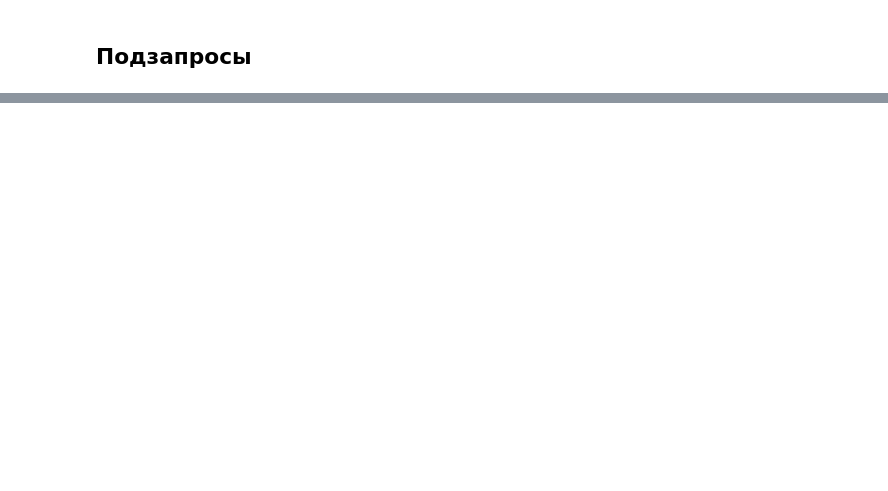
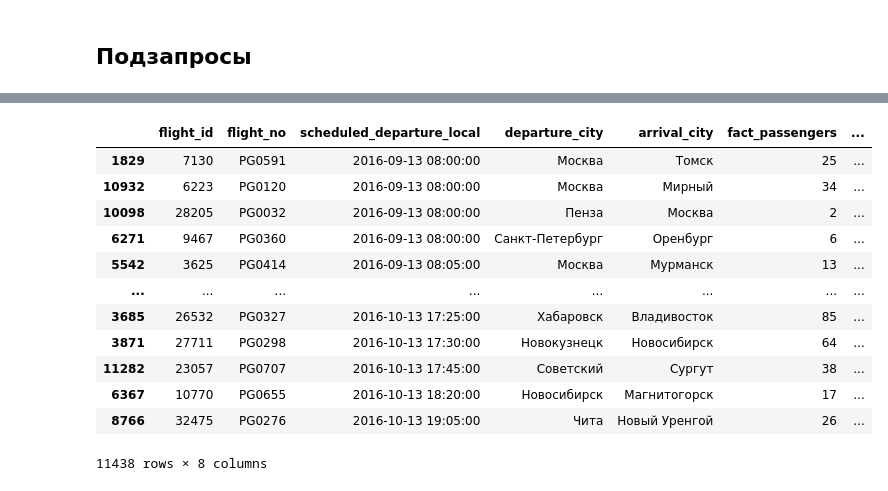
Before and after one commit to novayazarya/postgresql, a Jupyter notebook: raw-sql-vs-pandas-cookbook.ipynb, the cells around one changed output, grey strips where cells are left out. Drawn from its saved outputs; the diff is of its cells as text; code cells hidden in the pictures; blank space fills up the shorter version.

Commit message:
common table expressions

```diff
--- a/raw-sql-vs-pandas-cookbook.ipynb
+++ b/raw-sql-vs-pandas-cookbook.ipynb
@@ -543,3 +543,8 @@ ticket_flights.head()
 | 2 | 0005435212386 | 30625 | Business | 42100.0 |
 | 3 | 0005435212381 | 30625 | Business | 42100.0 |
 | 4 | 0005432211370 | 30625 | Business | 42100.0 |
+# %%
+query = """SELECT * FROM bookings.flights_v;"""
+
+flights_v = pd.read_sql(query, conn)
+flights_v.head()
@@ -1035,0 +1424,30 @@ asia_airports.sort_values(['timezone', 'rank'])
+# %%
+total_seats = seats.groupby('aircraft_code').size().to_frame('total_seats').reset_index()
+# %%
+cols = ['flight_id', 'flight_no', 'scheduled_departure_local',
+        'departure_city', 'arrival_city', 'aircraft_code', 'ticket_no']
+# %%
+ts = flights_v.query("status == 'Arrived'").merge(ticket_flights, on='flight_id')[cols] \
+                            .groupby(cols[:-1]).agg({'ticket_no': 'count'}).reset_index() \
+                            .rename({'ticket_no': 'fact_passengers'}, axis=1) \
+                            .merge(total_seats, on='aircraft_code')
+# %%
+ts.assign(fraction = ts['fact_passengers'] / ts['total_seats']) \
+                     .merge(aircrafts[['aircraft_code', 'model']], on='aircraft_code') \
+                     [['flight_id', 'flight_no', 'scheduled_departure_local',
+                       'departure_city', 'arrival_city', 'fact_passengers', 'total_seats', 'fraction']] \
+                     .sort_values('scheduled_departure_local')
+# %% [output]
+|  | flight_id | flight_no | scheduled_departure_local | departure_city | arrival_city | fact_passengers | ... |
+| 1829 | 7130 | PG0591 | 2016-09-13 08:00:00 | Москва | Томск | 25 | ... |
+| 10932 | 6223 | PG0120 | 2016-09-13 08:00:00 | Москва | Мирный | 34 | ... |
+| 10098 | 28205 | PG0032 | 2016-09-13 08:00:00 | Пенза | Москва | 2 | ... |
+| 6271 | 9467 | PG0360 | 2016-09-13 08:00:00 | Санкт-Петербург | Оренбург | 6 | ... |
+| 5542 | 3625 | PG0414 | 2016-09-13 08:05:00 | Москва | Мурманск | 13 | ... |
+| ... | ... | ... | ... | ... | ... | ... | ... |
+| 3685 | 26532 | PG0327 | 2016-10-13 17:25:00 | Хабаровск | Владивосток | 85 | ... |
+| 3871 | 27711 | PG0298 | 2016-10-13 17:30:00 | Новокузнецк | Новосибирск | 64 | ... |
+| 11282 | 23057 | PG0707 | 2016-10-13 17:45:00 | Советский | Сургут | 38 | ... |
+| 6367 | 10770 | PG0655 | 2016-10-13 18:20:00 | Новосибирск | Магнитогорск | 17 | ... |
+| 8766 | 32475 | PG0276 | 2016-10-13 19:05:00 | Чита | Новый Уренгой | 26 | ... |
+11438 rows × 8 columns
```
Also changed, not shown: parts of 25 cells of this notebook.
